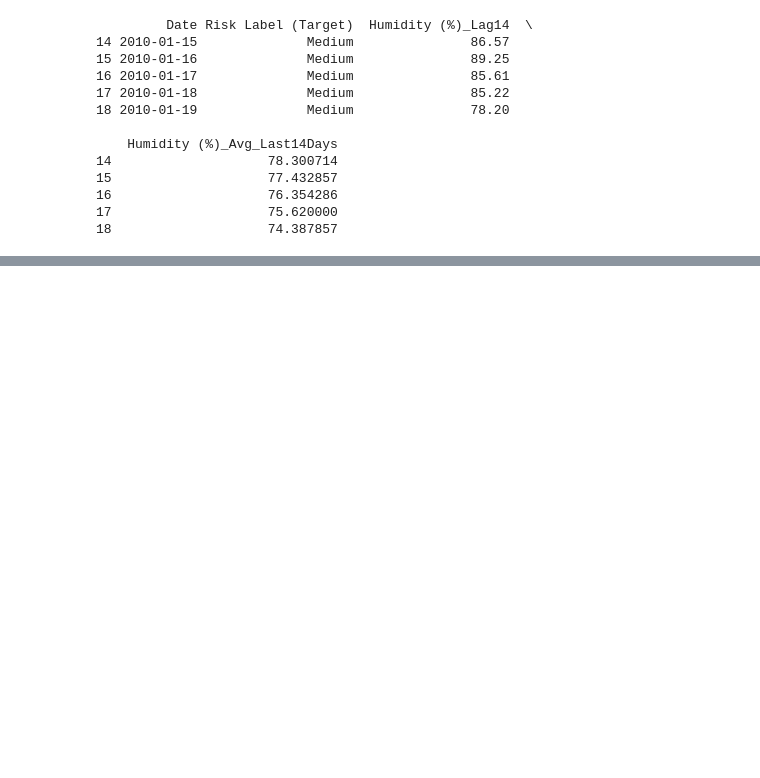
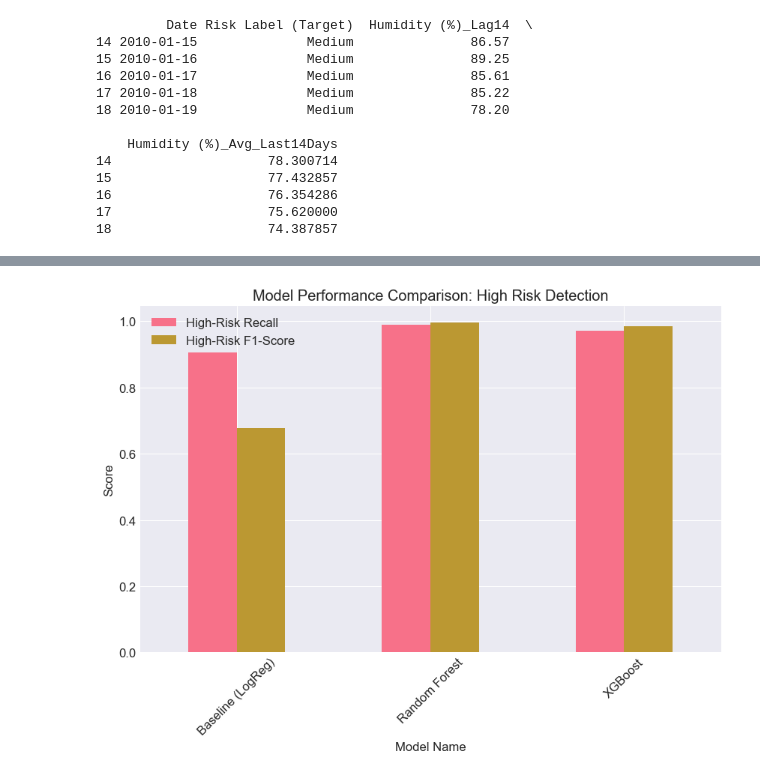
Before and after one commit to junewendy/Grp8_Capstone_Project-, a Jupyter notebook: Predictive_Crop(Coffee)_Disease_Risk_for_Proactive_Farm_Management.ipynb, the cells around one changed output, grey strips where cells are left out. Saved outputs shown, nothing was run; the diff lists cells and outputs as text; code cells hidden in the pictures; blank space fills up the shorter version.

Commit message:
modelling

```diff
--- a/Predictive_Crop(Coffee)_Disease_Risk_for_Proactive_Farm_Management.ipynb
+++ b/Predictive_Crop(Coffee)_Disease_Risk_for_Proactive_Farm_Management.ipynb
@@ -539,0 +580,24 @@ print(df_final[['Date', 'Risk Label (Target)', 'Humidity (%)_Lag14', 'Humidity (
+# %%
+# Preparing X and y: we first separate the target from our features and convert our "Risk Labels" into numbers that the models can understand ($0, 1, 2$).
+from sklearn.preprocessing import LabelEncoder
+
+# 1. Define the features (Everything except the target and the date)
+# We use the lagged/rolling columns and the Crop Stage we engineered
+X = df_final.drop(columns=['Date', 'Risk Label (Target)'])
+y = df_final['Risk Label (Target)']
+
+# 2. Encode the Target (Low -> 0, Medium -> 1, High -> 2)
+# Using a manual map ensures 'High' is actually the highest number
+risk_map = {'Low': 0, 'Medium': 1, 'High': 2}
+y_encoded = y.map(risk_map)
+# %%
+# Splitting the data(Since our "High Risk" days are rare, we are using stratification as it ensures that both the training and testing sets have the same percentage of "High Risk" days.
+
+from sklearn.model_selection import train_test_split
+
+X_train, X_test, y_train, y_test = train_test_split(
+    X, y_encoded,
+    test_size=0.2,
+    random_state=42,
+    stratify=y_encoded # Keeps class balance consistent
+)
@@ -539,0 +707,10 @@ print(df_final[['Date', 'Risk Label (Target)', 'Humidity (%)_Lag14', 'Humidity (
+# %%
+#Visual comparison
+comparison_df[['High-Risk Recall', 'High-Risk F1-Score']].plot(kind='bar', figsize=(10, 6))
+import matplotlib.pyplot as plt
+plt.title("Model Performance Comparison: High Risk Detection")
+plt.ylabel("Score")
+plt.xticks(rotation=45)
+plt.show()
+# %% [output]
+[figure, added]
```
Also changed, not shown: parts of 37 cells of this notebook, 2 other files.
